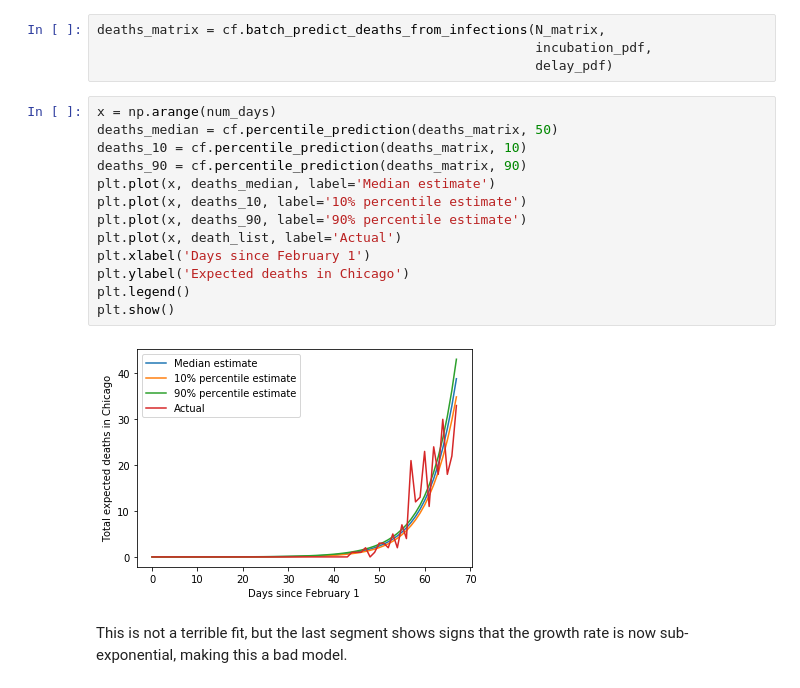
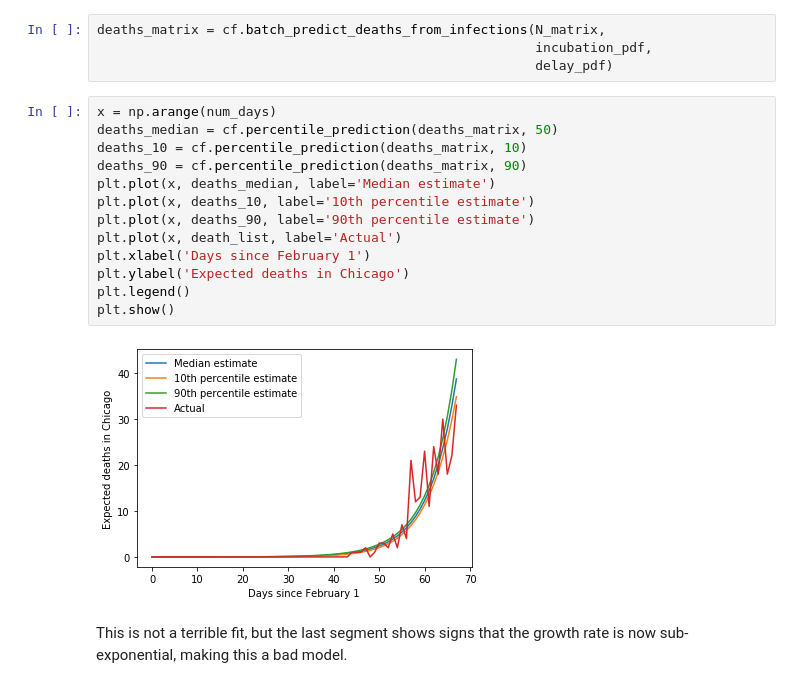
Before and after one commit to Inoueian/covid_19, a Jupyter notebook: notebooks/exponential_model.ipynb, the cells around one changed output. Drawn from its saved outputs; the diff is of its cells as text.

```diff
--- a/notebooks/exponential_model.ipynb
+++ b/notebooks/exponential_model.ipynb
@@ -197,17 +197,17 @@ deaths_matrix = cf.batch_predict_deaths_from_infections(N_matrix,
 # %%
 x = np.arange(num_days)
 deaths_median = cf.percentile_prediction(deaths_matrix, 50)
 deaths_10 = cf.percentile_prediction(deaths_matrix, 10)
 deaths_90 = cf.percentile_prediction(deaths_matrix, 90)
 plt.plot(x, deaths_median, label='Median estimate')
-plt.plot(x, deaths_10, label='10% percentile estimate')
-plt.plot(x, deaths_90, label='90% percentile estimate')
+plt.plot(x, deaths_10, label='10th percentile estimate')
+plt.plot(x, deaths_90, label='90th percentile estimate')
 plt.plot(x, death_list, label='Actual')
 plt.xlabel('Days since February 1')
 plt.ylabel('Expected deaths in Chicago')
 plt.legend()
 plt.show()
 # %% [output]
-[figure, old version]
+[figure, new version]
 # %% [markdown]
 This is not a terrible fit, but the last segment shows signs that the growth rate is now sub-exponential, making this a bad model.
```
Also changed, not shown: parts of 3 cells of this notebook, 2 other files.
